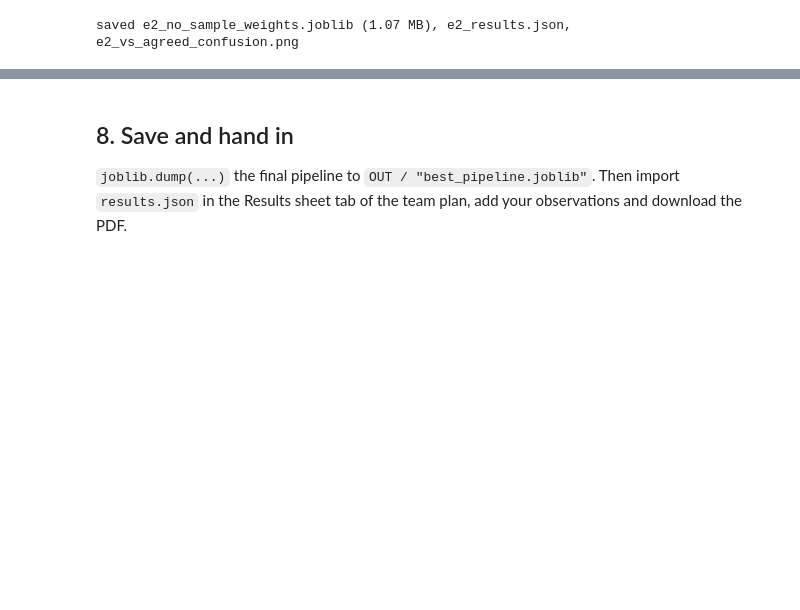
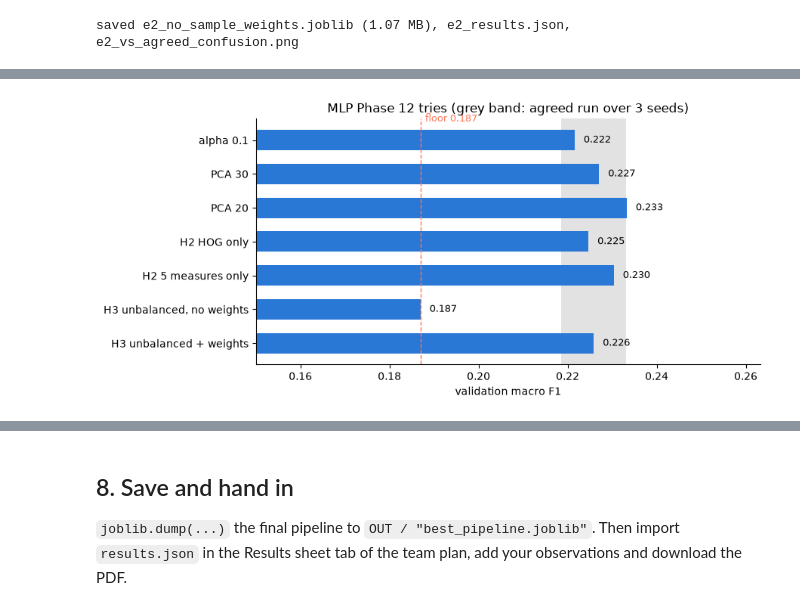
Before and after one commit to RaksaOC/road-damage-classifier, a Jupyter notebook: backend/ml/notebooks/11_3_mlp.ipynb, the cells around one changed output, grey strips where cells are left out. Saved outputs shown, nothing was run; the diff lists cells and outputs as text; code cells hidden in the pictures; blank space fills up the shorter version.

Commit message:
11.3 MLP: rest of the Phase 12 checklist (seeds, countries, H2, H3)

```diff
--- a/backend/ml/notebooks/11_3_mlp.ipynb
+++ b/backend/ml/notebooks/11_3_mlp.ipynb
@@ -487,0 +506,82 @@ saved e2_no_sample_weights.joblib (1.07 MB), e2_results.json, e2_vs_agreed_confu
+# %%
+from sklearn.decomposition import PCA
+from sklearn.pipeline import Pipeline
+from sklearn.preprocessing import StandardScaler
+from ml.training import load_unbalanced_train
+
+def mlp(seed=SEED, **change):
+    kw = {k.replace("clf__", ""): v for k, v in params.items()} | change   # the step-5 settings, plus one change
+    return MLPClassifier(early_stopping=True, random_state=seed, **kw)
+
+tries = []
+def run(name, change, model, X_fit, y_fit, w=None, cols=slice(None), shared=False):
+    t = time.perf_counter()
+    model.fit(X_fit[:, cols], y_fit, **({"clf__sample_weight": w} if w is not None else {}))
+    row = score(name, model.predict(X_va[:, cols]), change)
+    row |= {"fit_s": round(time.perf_counter() - t, 1), "shared": shared}
+    tries.append(row)
+    print(f"{name:34s} val macro F1 {row['val_macro_f1']:.4f} | D40 recall {row['d40_recall']:.3f} "
+          f"| none flagged {row['none_flagged']:.1%} | {row['fit_s']:.0f} s")
+
+# 1) noise level: the agreed run with 3 seeds (42 is step 5 itself)
+for s in (42, 1, 2):
+    run(f"seed {s}", f"random_state={s}", make_pipeline(mlp(seed=s)), X_tr, y_tr, w_tr)
+seed_f1 = np.array([r["val_macro_f1"] for r in tries])
+noise = seed_f1.max() - seed_f1.min()
+print(f"-> agreed run over 3 seeds: {seed_f1.mean():.4f} ± {seed_f1.std():.4f} (spread {noise:.4f})\n")
+
+# 2) one country much worse?
+country = np.array([s.split("_")[0] for s in meta["image_id"][meta["split"] == "val"]])
+assert len(country) == len(y_va)
+pred_a = final.predict(X_va)
+by_country = pd.DataFrame({c: {"squares": int((country == c).sum()),
+                               "val macro F1": round(f1_score(y_va[country == c], pred_a[country == c], average="macro"), 4),
+                               "D40 recall": round(recall_score(y_va[country == c], pred_a[country == c], labels=[D40], average="macro", zero_division=0), 3),
+                               "none flagged": round(float(np.mean(pred_a[(country == c) & (y_va == NONE)] != NONE)), 3)}
+                           for c in sorted(set(country))}).T
+print(by_country.to_string(), "\n")
+
+# 3) overfitting row: more regularisation, fewer components
+run("alpha 0.1", "alpha=0.1", make_pipeline(mlp(alpha=0.1)), X_tr, y_tr, w_tr)
+run("PCA 30", "n_components=30", make_pipeline(mlp(), n_components=30), X_tr, y_tr, w_tr, shared=True)
+
+# 4) H2: which features carry the signal? (PCA 120 was E3)
+run("PCA 20", "n_components=20", make_pipeline(mlp(), n_components=20), X_tr, y_tr, w_tr, shared=True)
+run("H2 HOG only", "columns 0-1763, PCA 60", make_pipeline(mlp()), X_tr, y_tr, w_tr, cols=slice(0, 1764), shared=True)
+run("H2 5 measures only", "columns 1764-1768, no PCA",
+    Pipeline([("scale", StandardScaler()), ("clf", mlp())]), X_tr, y_tr, w_tr, cols=slice(1764, 1769), shared=True)
+
+# 5) H3: all training squares before Phase 8's balancing (about 88% none)
+X_un, y_un = load_unbalanced_train()
+print(f"unbalanced train: {len(y_un):,} squares | per class", dict(zip(config.CLASSES, np.bincount(y_un))))
+run("H3 unbalanced, no weights", "all train squares, no weights", make_pipeline(mlp()), X_un, y_un, shared=True)
+run("H3 unbalanced + weights", "all train squares, balanced weights", make_pipeline(mlp()), X_un, y_un,
+    compute_sample_weight("balanced", y_un), shared=True)
+del X_un
+
+# Log and verdict against the agreed run
+t7c = pd.DataFrame(tries)
+agreed = t7c.loc[0, "val_macro_f1"]
+t7c["vs agreed"] = (t7c["val_macro_f1"] - agreed).round(4)
+t7c["keep?"] = np.select(
+    [t7c["try"].str.startswith("seed"), t7c["vs agreed"] <= 0, t7c["vs agreed"] <= noise, t7c["shared"]],
+    ["noise check", "no", "within noise", "ask team"], "yes")
+pd.concat([exp, t7c], ignore_index=True).to_csv(OUT / "experiments_log.csv", index=False)
+
+fig, ax = plt.subplots(figsize=(9, 4.2))
+plot = t7c[~t7c["try"].str.startswith("seed")].iloc[::-1]
+ax.axvspan(seed_f1.min(), seed_f1.max(), color="#8c8c8c", alpha=.25, lw=0)
+ax.barh(plot["try"], plot["val_macro_f1"], color="#2a78d6", height=.6)
+for y_pos, v in enumerate(plot["val_macro_f1"]):
+    ax.text(v + .002, y_pos, f"{v:.3f}", va="center", fontsize=9)
+ax.axvline(0.187, ls="--", lw=1, color="#ff7759")
+ax.text(0.188, len(plot) - .45, "floor 0.187", color="#ff7759", fontsize=9)
+ax.set(xlim=(0.15, max(plot["val_macro_f1"].max(), seed_f1.max()) + .03), xlabel="validation macro F1",
+       title="MLP Phase 12 tries (grey band: agreed run over 3 seeds)")
+ax.spines[["top", "right"]].set_visible(False)
+fig.tight_layout()
+fig.savefig(OUT / "phase12_tries.png", dpi=150, bbox_inches="tight")
+plt.show()
+
+t7c.drop(columns=["shared"])
+# %% [output]
@@ -487,0 +606 @@ saved e2_no_sample_weights.joblib (1.07 MB), e2_results.json, e2_vs_agreed_confu
+[figure, added]
```
Also changed, not shown: parts of 6 cells of this notebook.
